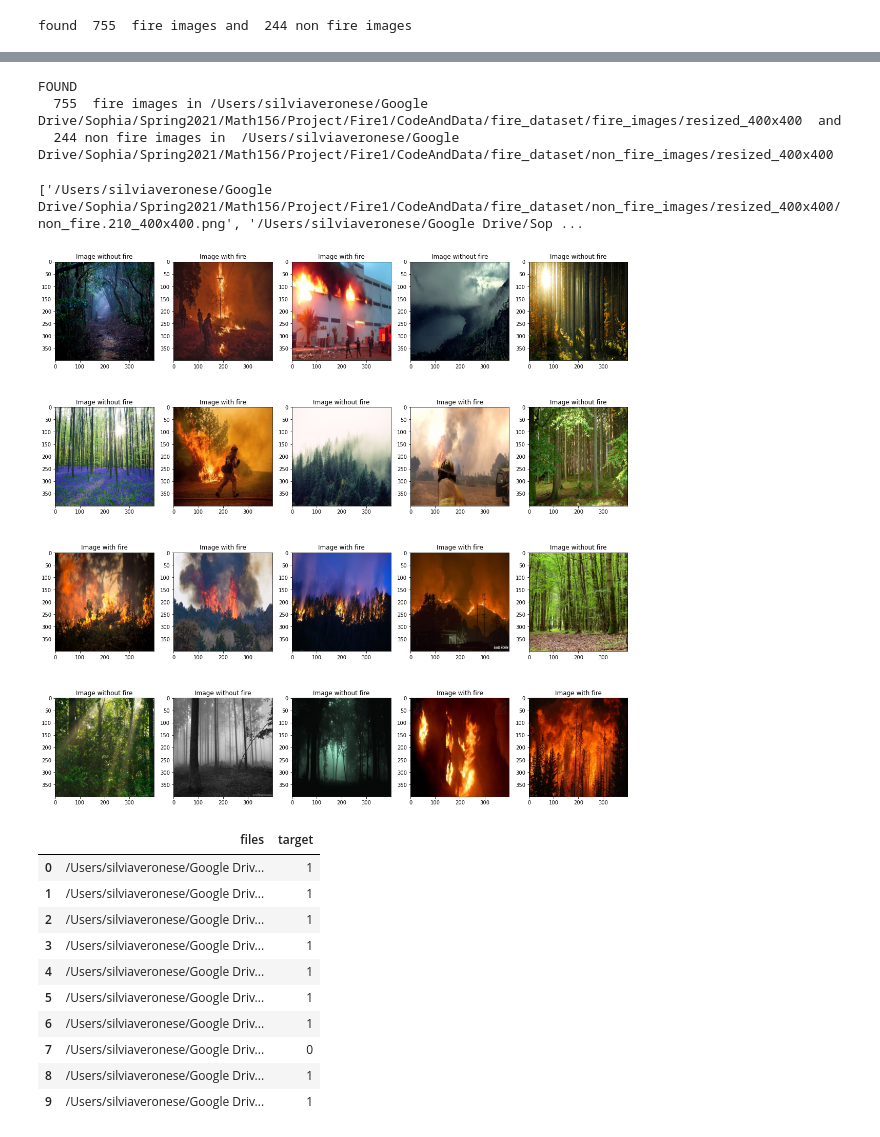
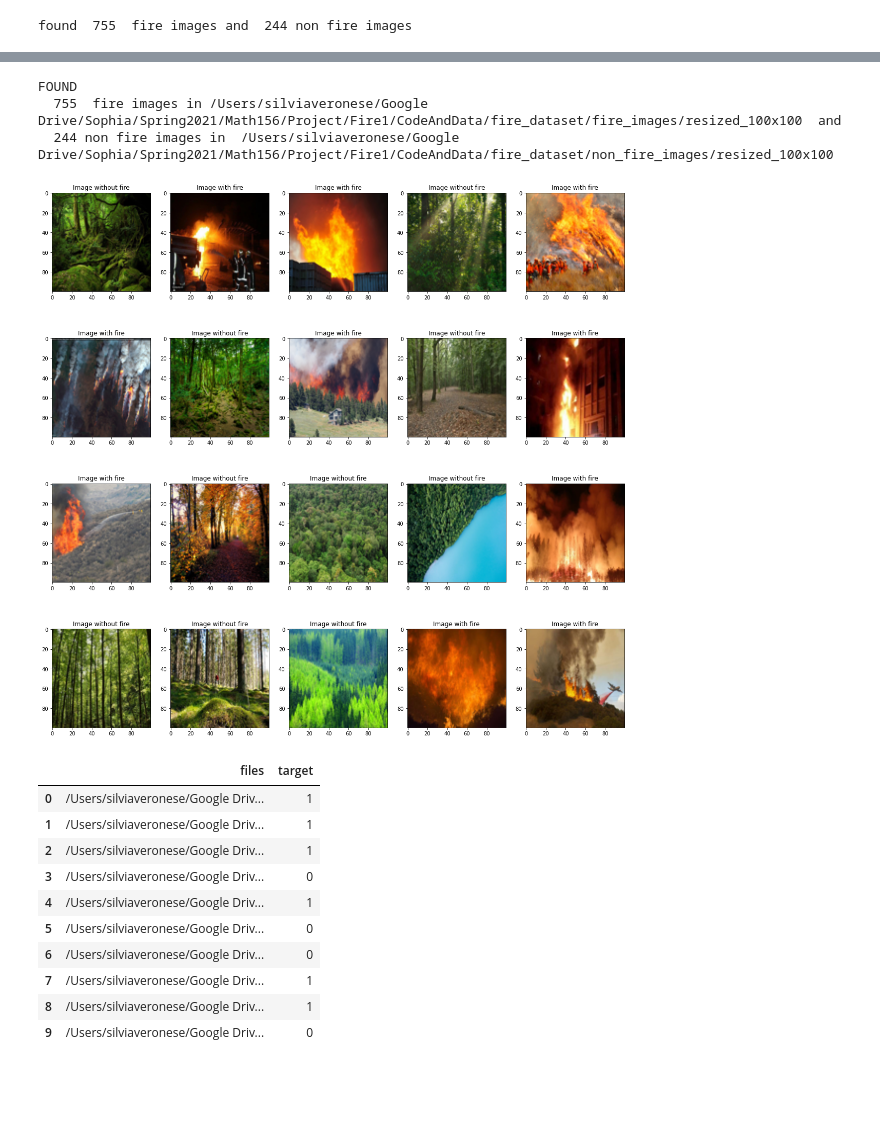
Before and after one commit to SophiaVeronese/Math156_project, a Jupyter notebook: FireCode.ipynb, the cells around one changed output, grey strips where cells are left out. Drawn from its saved outputs; the diff is of its cells as text; code cells hidden in the pictures; blank space fills up the shorter version.

```diff
--- a/FireCode.ipynb
+++ b/FireCode.ipynb
@@ -32,8 +33,8 @@ found  755  fire images and  244 non fire images
 # new image dimension
 # lower this number if you want to run fatster
 
-img_size_x=400
-img_size_y=400
+img_size_x=100
+img_size_y=100
 
 sub_fol = 'resized'+'_'+str(img_size_x)+'x'+str(img_size_y)
 path_fire_resize = dir_im_fire + sub_fol
@@ -116,8 +117,8 @@ lst_non_fire_img = glob.glob(path_non_fire_resize + '/*.png')
 print ('FOUND \n ', len(lst_fire_img), ' fire images in', path_fire_resize ,' and \n ', len(lst_non_fire_img), 'non fire images in ', path_non_fire_resize)
 # %% [output]
 FOUND
-  755  fire images in /Users/silviaveronese/Google Drive/Sophia/Spring2021/Math156/Project/Fire1/CodeAndData/fire_dataset/fire_images/resized_400x400  and
-  244 non fire images in  /Users/silviaveronese/Google Drive/Sophia/Spring2021/Math156/Project/Fire1/CodeAndData/fire_dataset/non_fire_images/resized_400x400
+  755  fire images in /Users/silviaveronese/Google Drive/Sophia/Spring2021/Math156/Project/Fire1/CodeAndData/fire_dataset/fire_images/resized_100x100  and
+  244 non fire images in  /Users/silviaveronese/Google Drive/Sophia/Spring2021/Math156/Project/Fire1/CodeAndData/fire_dataset/non_fire_images/resized_100x100
 # %%
 # plot a few random images
 
@@ -127,34 +128,33 @@ random.shuffle(lst_images_random)
 
 plt.figure(figsize = (20,20))
 
 #print(lst_images_random)
 
 for i in range(len(lst_images_random)):
 
     plt.subplot(4,5,i+1)
 
 
     if "non_fire" in lst_images_random[i]:
         #img = cv2.imread(lst_images_random[i])
         img = Image.open(lst_images_random[i])
         #img = cv2.cvtColor(img,cv2.COLOR_RGB2BGR)
-        new_img= img.resize((400,400))
+        new_img= img.resize((img_size_x,img_size_y))
         plt.imshow(new_img,cmap = 'gray')
         plt.title('Image without fire')
         #print('image name',img)
 
     else:
         #img = cv2.imread(lst_images_random[i])
         #img = cv2.cvtColor(img,cv2.COLOR_RGB2BGR)
         #plt.imshow(lst_images_random[i].reshape(28,28))
         img = Image.open(lst_images_random[i])
         plt.imshow(img,cmap = 'gray')
         plt.title("Image with fire")
 
 
 
 plt.show()
 # %% [output]
-['/Users/silviaveronese/Google Drive/Sophia/Spring2021/Math156/Project/Fire1/CodeAndData/fire_dataset/non_fire_images/resized_400x400/non_fire.210_400x400.png', '/Users/silviaveronese/Google Drive/Sop ...
-[figure, old version]
+[figure, new version]
 # %%
@@ -174,11 +176,11 @@ df.head(10)
 | 0 | /Users/silviaveronese/Google Driv... | 1 |
 | 1 | /Users/silviaveronese/Google Driv... | 1 |
 | 2 | /Users/silviaveronese/Google Driv... | 1 |
-| 3 | /Users/silviaveronese/Google Driv... | 1 |
+| 3 | /Users/silviaveronese/Google Driv... | 0 |
 | 4 | /Users/silviaveronese/Google Driv... | 1 |
-| 5 | /Users/silviaveronese/Google Driv... | 1 |
-| 6 | /Users/silviaveronese/Google Driv... | 1 |
-| 7 | /Users/silviaveronese/Google Driv... | 0 |
+| 5 | /Users/silviaveronese/Google Driv... | 0 |
+| 6 | /Users/silviaveronese/Google Driv... | 0 |
+| 7 | /Users/silviaveronese/Google Driv... | 1 |
 | 8 | /Users/silviaveronese/Google Driv... | 1 |
-| 9 | /Users/silviaveronese/Google Driv... | 1 |
+| 9 | /Users/silviaveronese/Google Driv... | 0 |
 # %%
```
Also changed, not shown: parts of 10 cells of this notebook.
